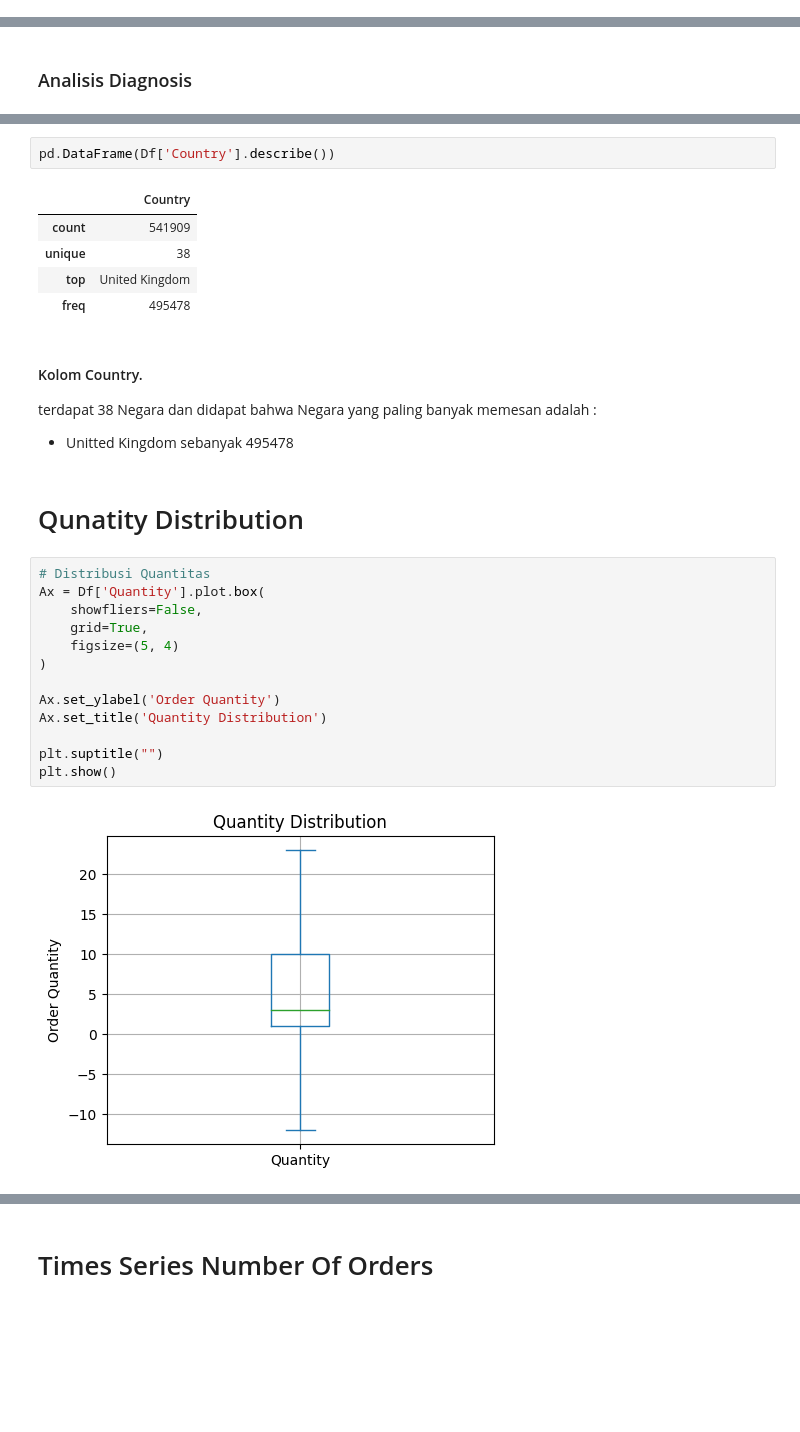
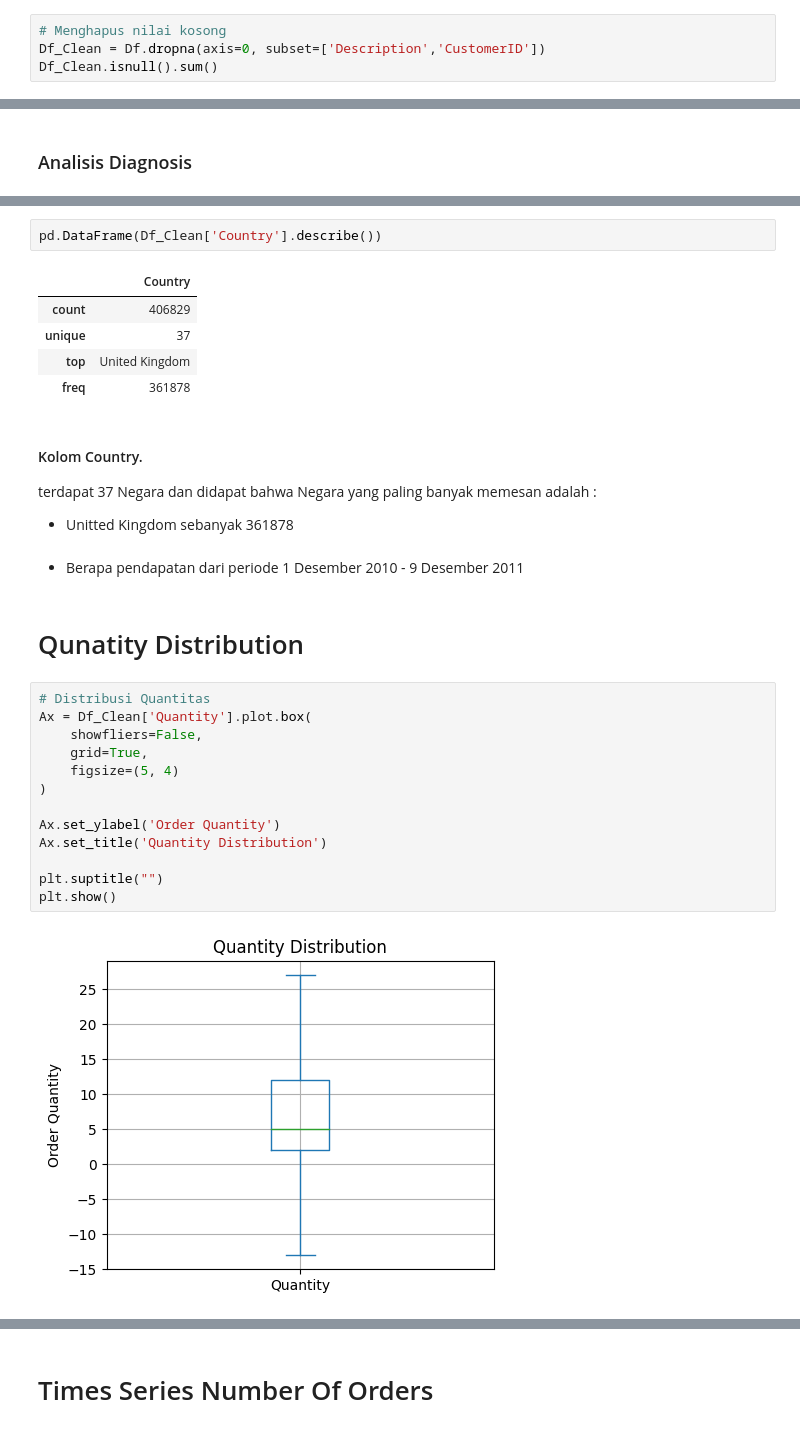
Before and after one commit to Mr-Ug/Learn-Data-Science, a Jupyter notebook: Data Science/Project Latihan 1/Project_Latihan_1.ipynb, the cells around one changed output, grey strips where cells are left out. Cells and saved outputs as stored; diff of their text form; blank space fills up the shorter version.

```diff
--- a/Data Science/Project Latihan 1/Project_Latihan_1.ipynb
+++ b/Data Science/Project Latihan 1/Project_Latihan_1.ipynb
@@ -17,0 +38,4 @@ Df.head()
+# %%
+# Menghapus nilai kosong
+Df_Clean = Df.dropna(axis=0, subset=['Description','CustomerID'])
+Df_Clean.isnull().sum()
@@ -56,32 +94,34 @@ terdapat 4223 item produk dan didapat bahwa item yang paling banyak dipesan adal
 # %%
-pd.DataFrame(Df['Country'].describe())
+pd.DataFrame(Df_Clean['Country'].describe())
 # %% [output]
 |  | Country |
-| count | 541909 |
-| unique | 38 |
+| count | 406829 |
+| unique | 37 |
 | top | United Kingdom |
-| freq | 495478 |
+| freq | 361878 |
 # %% [markdown]
 #### Kolom Country.
-terdapat 38 Negara dan didapat bahwa Negara yang paling banyak memesan adalah :
-- Unitted Kingdom sebanyak 495478
+terdapat 37 Negara dan didapat bahwa Negara yang paling banyak memesan adalah :
+- Unitted Kingdom sebanyak 361878
+# %% [markdown]
+- Berapa pendapatan dari periode 1 Desember 2010 - 9 Desember 2011
 # %% [markdown]
 # Qunatity Distribution
 # %%
 # Distribusi Quantitas
-Ax = Df['Quantity'].plot.box(
+Ax = Df_Clean['Quantity'].plot.box(
     showfliers=False,
     grid=True,
     figsize=(5, 4)
 )
 
 Ax.set_ylabel('Order Quantity')
 Ax.set_title('Quantity Distribution')
 
 plt.suptitle("")
 plt.show()
 # %% [output]
-[figure, old version]
+[figure, new version]
 # %% [markdown]
 Analisis Grafik Distribusi Quantity Order:
 
```
Also changed, not shown: parts of 20 cells of this notebook, 1 other file.
